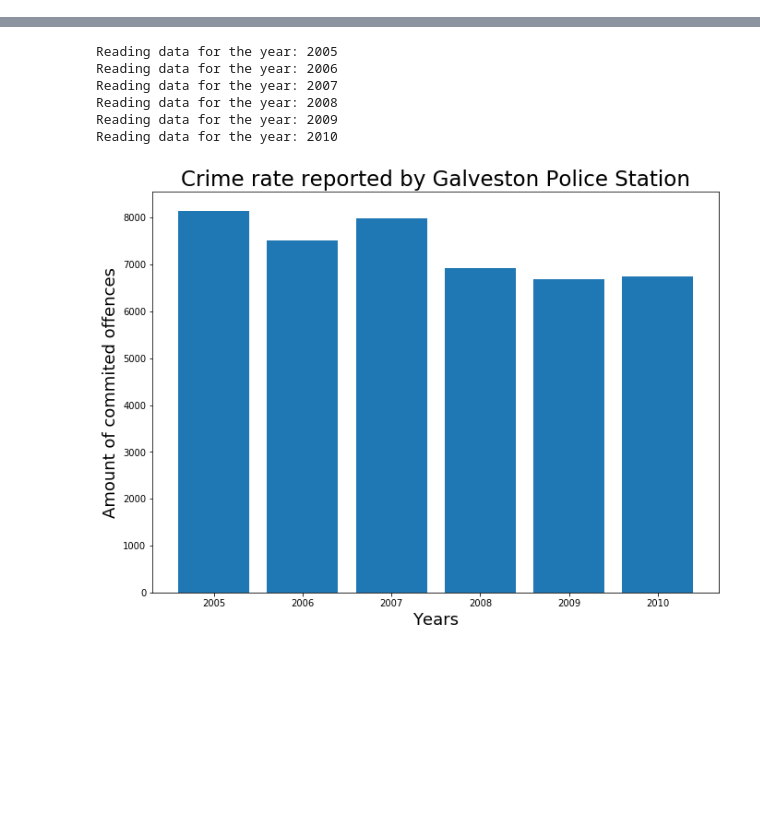
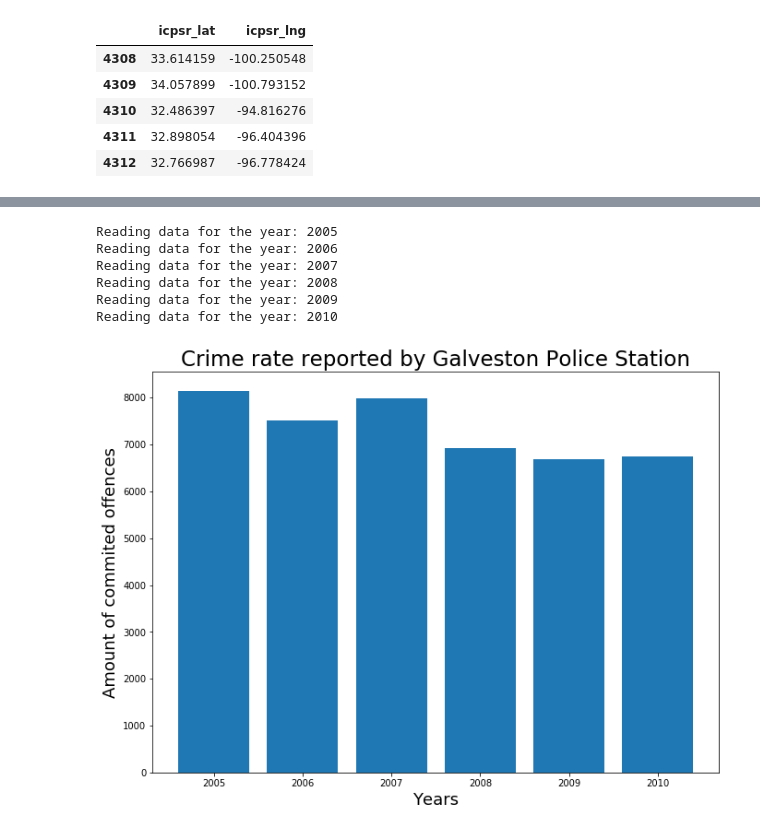
Before and after one commit to olegmrnv/crime_correlations, a Jupyter notebook: notebooks/data_analysis.ipynb, the cells around one changed output, grey strips where cells are left out. Saved outputs shown, nothing was run; the diff lists cells and outputs as text; code cells hidden in the pictures; blank space fills up the shorter version.

```diff
--- a/notebooks/data_analysis.ipynb
+++ b/notebooks/data_analysis.ipynb
@@ -0,0 +44,11 @@
+# %%
+# Store 'Lat' and 'Lng' into  locations
+tx_locations = ike_agencies_pd[["icpsr_lat", "icpsr_lng"]].astype(float)
+tx_locations.head()
+# %% [output]
+|  | icpsr_lat | icpsr_lng |
+| 4308 | 33.614159 | -100.250548 |
+| 4309 | 34.057899 | -100.793152 |
+| 4310 | 32.486397 | -94.816276 |
+| 4311 | 32.898054 | -96.404396 |
+| 4312 | 32.766987 | -96.778424 |
```
Also changed, not shown: parts of 22 cells of this notebook, 1 other file.
